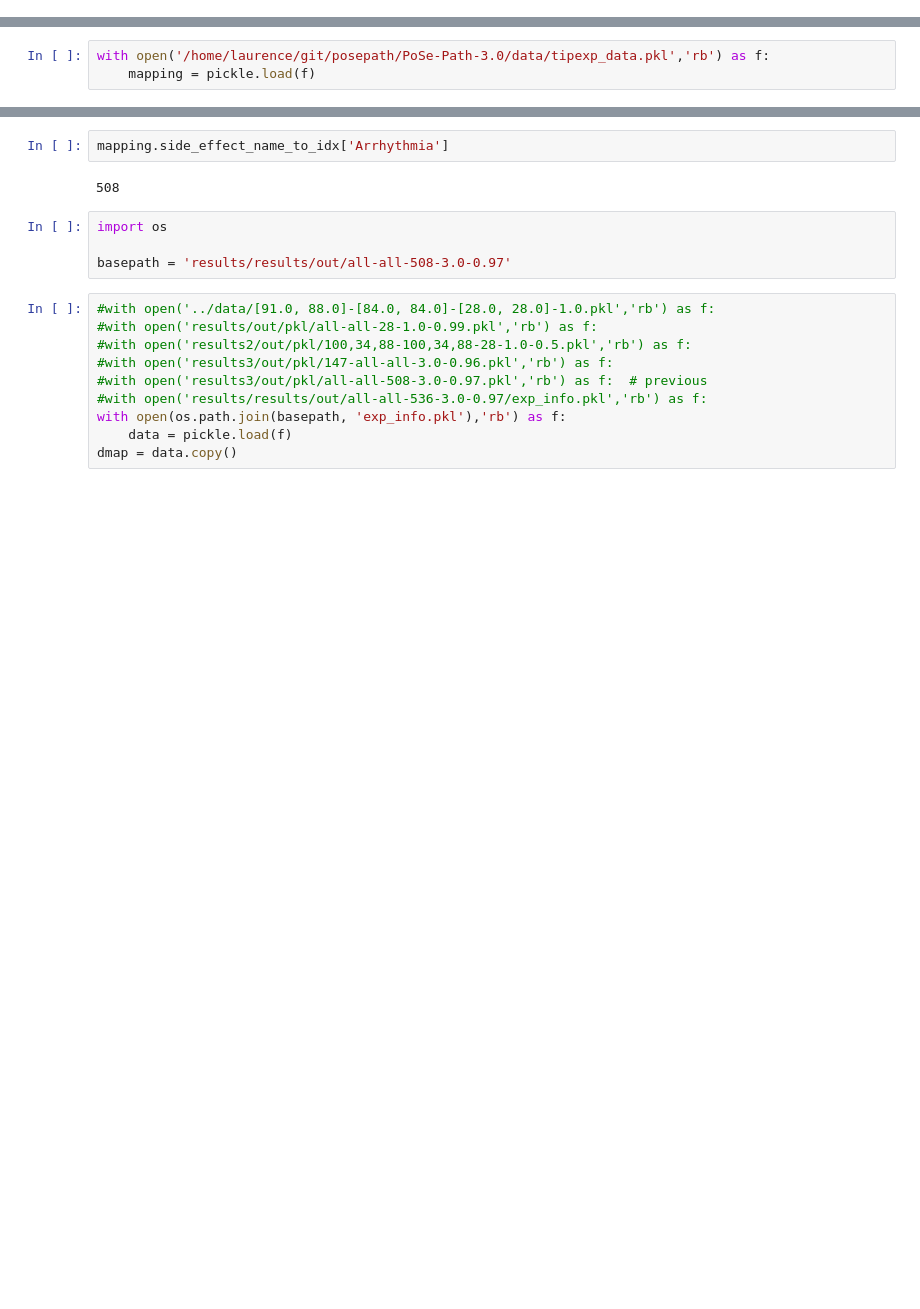
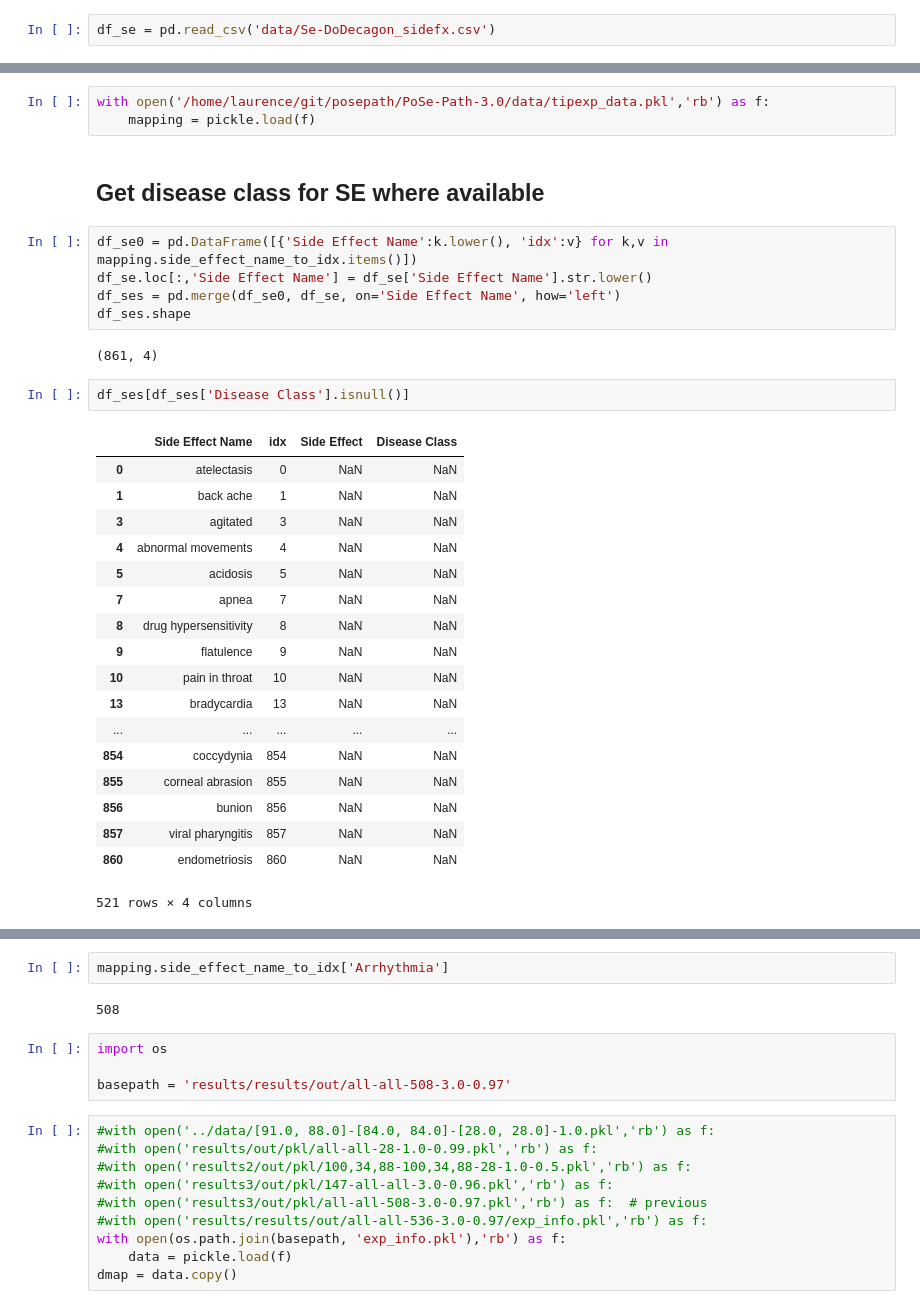
Before and after one commit to NYXFLOWER/APRILE-Exp, a Jupyter notebook: analysis.ipynb, the cells around one changed output, grey strips where cells are left out. Saved outputs shown, nothing was run; the diff lists cells and outputs as text; blank space fills up the shorter version.

Commit message:
disease class added

```diff
--- a/analysis.ipynb
+++ b/analysis.ipynb
@@ -37,0 +40,2 @@ pd.set_option('display.max_colwidth', -1)
+# %%
+df_se = pd.read_csv('data/Se-DoDecagon_sidefx.csv')
@@ -38,3 +76,33 @@ pd.set_option('display.max_colwidth', -1)
 # %%
 with open('/home/laurence/git/posepath/PoSe-Path-3.0/data/tipexp_data.pkl','rb') as f:
     mapping = pickle.load(f)
+# %% [markdown]
+## Get disease class for SE where available
+# %%
+df_se0 = pd.DataFrame([{'Side Effect Name':k.lower(), 'idx':v} for k,v in mapping.side_effect_name_to_idx.items()])
+df_se.loc[:,'Side Effect Name'] = df_se['Side Effect Name'].str.lower()
+df_ses = pd.merge(df_se0, df_se, on='Side Effect Name', how='left')
+df_ses.shape
+# %% [output]
+(861, 4)
+# %%
+df_ses[df_ses['Disease Class'].isnull()]
+# %% [output]
+|  | Side Effect Name | idx | Side Effect | Disease Class |
+| 0 | atelectasis | 0 | NaN | NaN |
+| 1 | back ache | 1 | NaN | NaN |
+| 3 | agitated | 3 | NaN | NaN |
+| 4 | abnormal movements | 4 | NaN | NaN |
+| 5 | acidosis | 5 | NaN | NaN |
+| 7 | apnea | 7 | NaN | NaN |
+| 8 | drug hypersensitivity | 8 | NaN | NaN |
+| 9 | flatulence | 9 | NaN | NaN |
+| 10 | pain in throat | 10 | NaN | NaN |
+| 13 | bradycardia | 13 | NaN | NaN |
+| ... | ... | ... | ... | ... |
+| 854 | coccydynia | 854 | NaN | NaN |
+| 855 | corneal abrasion | 855 | NaN | NaN |
+| 856 | bunion | 856 | NaN | NaN |
+| 857 | viral pharyngitis | 857 | NaN | NaN |
+| 860 | endometriosis | 860 | NaN | NaN |
+521 rows × 4 columns
```
Also changed, not shown: parts of 6 cells of this notebook.
